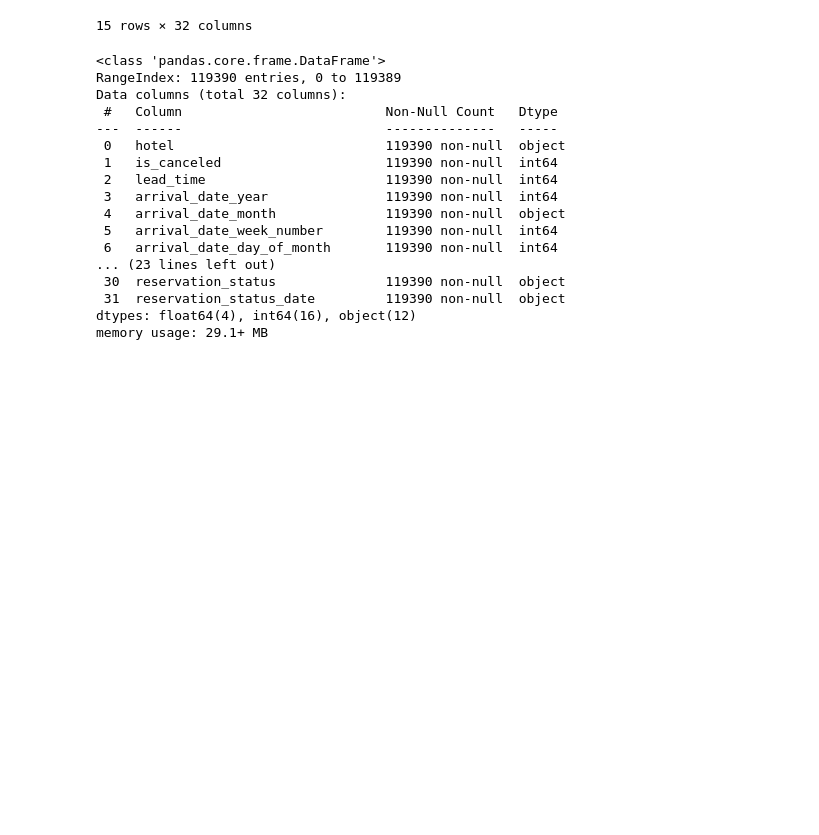
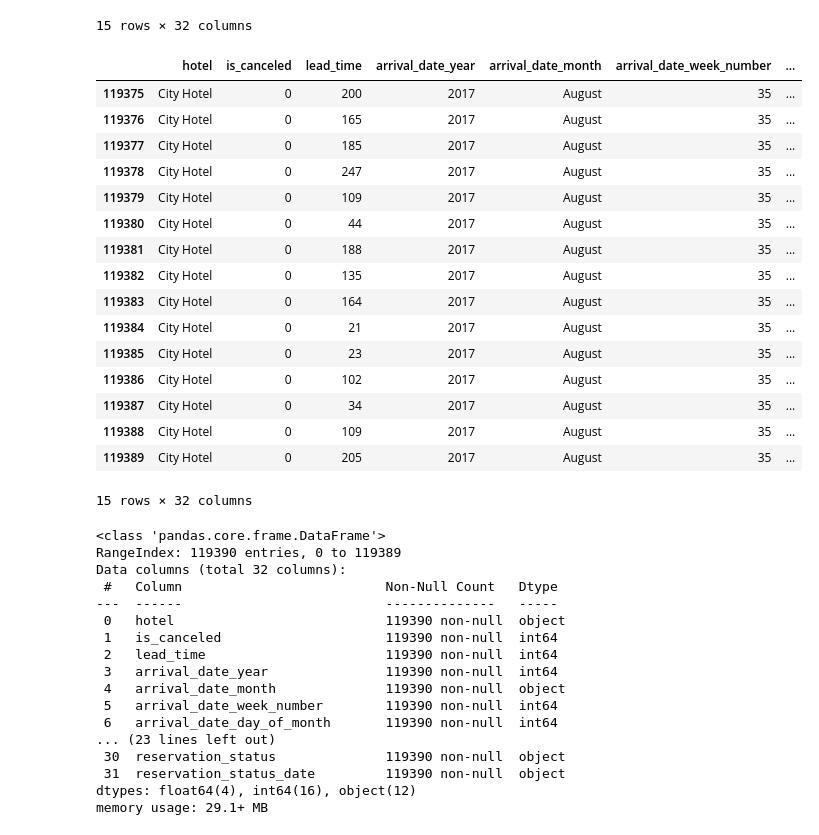
Before and after one commit to SuvirKapse/Hotel-Booking-Analysis, a Jupyter notebook: Suvir_kapse_Hotel_Booking_Analysis_Capstone_Project.ipynb, the cells around one changed output. Cells and saved outputs as stored; diff of their text form; code cells hidden in the pictures; blank space fills up the shorter version.

```diff
--- a/Suvir_kapse_Hotel_Booking_Analysis_Capstone_Project.ipynb
+++ b/Suvir_kapse_Hotel_Booking_Analysis_Capstone_Project.ipynb
@@ -48,6 +48,27 @@ hotel_df.head(15)
 | 13 | Resort Hotel | 0 | 18 | 2015 | July | 27 | ... |
 | 14 | Resort Hotel | 0 | 37 | 2015 | July | 27 | ... |
 15 rows × 32 columns
+# %%
+# Display last 15 indexes of the dataset .
+hotel_df.tail(15)
+# %% [output]
+|  | hotel | is_canceled | lead_time | arrival_date_year | arrival_date_month | arrival_date_week_number | ... |
+| 119375 | City Hotel | 0 | 200 | 2017 | August | 35 | ... |
+| 119376 | City Hotel | 0 | 165 | 2017 | August | 35 | ... |
+| 119377 | City Hotel | 0 | 185 | 2017 | August | 35 | ... |
+| 119378 | City Hotel | 0 | 247 | 2017 | August | 35 | ... |
+| 119379 | City Hotel | 0 | 109 | 2017 | August | 35 | ... |
+| 119380 | City Hotel | 0 | 44 | 2017 | August | 35 | ... |
+| 119381 | City Hotel | 0 | 188 | 2017 | August | 35 | ... |
+| 119382 | City Hotel | 0 | 135 | 2017 | August | 35 | ... |
+| 119383 | City Hotel | 0 | 164 | 2017 | August | 35 | ... |
+| 119384 | City Hotel | 0 | 21 | 2017 | August | 35 | ... |
+| 119385 | City Hotel | 0 | 23 | 2017 | August | 35 | ... |
+| 119386 | City Hotel | 0 | 102 | 2017 | August | 35 | ... |
+| 119387 | City Hotel | 0 | 34 | 2017 | August | 35 | ... |
+| 119388 | City Hotel | 0 | 109 | 2017 | August | 35 | ... |
+| 119389 | City Hotel | 0 | 205 | 2017 | August | 35 | ... |
+15 rows × 32 columns
 # %%
 # Information about the  dataset  and its each column.
 hotel_df.info()
```
Also changed, not shown: parts of 21 cells of this notebook.
